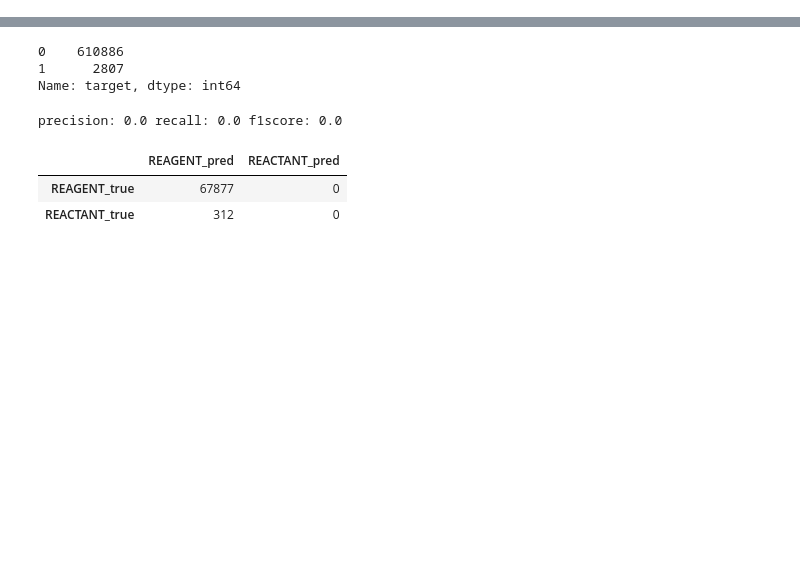
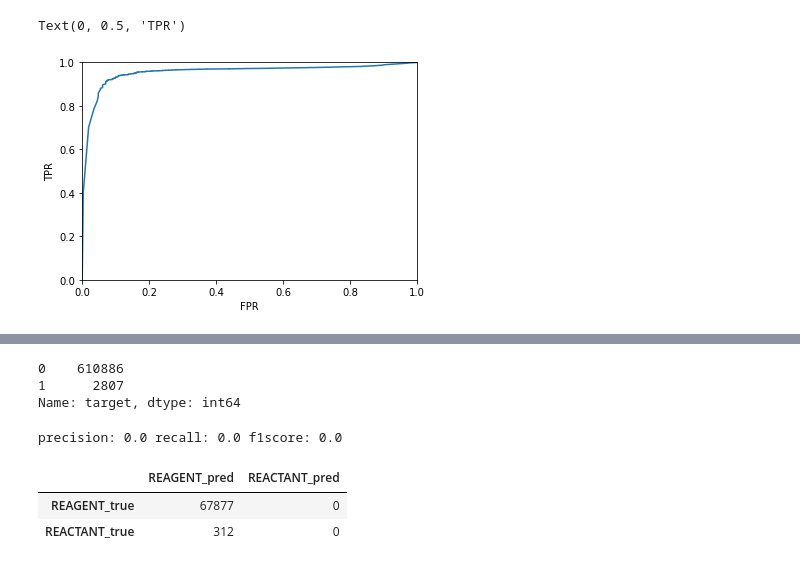
Before and after one commit to sagawatatsuya/ReactionT5, a Jupyter notebook: compound-classification/simple_baseline.ipynb, the cells around one changed output, grey strips where cells are left out. Drawn from its saved outputs; the diff is of its cells as text; code cells hidden in the pictures; blank space fills up the shorter version.

```diff
--- a/compound-classification/simple_baseline.ipynb
+++ b/compound-classification/simple_baseline.ipynb
@@ -101,0 +61,8 @@ valid
+# %%
+import pickle
+with open('valid-pred.pkl', 'br') as f:
+    pred = pickle.load(f)
+lis = []
+for p in pred:
+    lis += p
+lis
@@ -101,0 +92,8 @@ valid
+# %%
+lis = np.array(lis)
+for i in range(100):
+    thresh = i*0.01
+    valid['pred'] = lis[:, 1] > thresh
+    print(f'======={thresh}======')
+    print('precision:',precision_score(valid['target'], valid['pred']), 'recall:',recall_score(valid['target'], valid['pred']), 'f1score:', f1_score(valid['target'], valid['pred']))
+    display(pd.DataFrame(confusion_matrix(valid['target'], valid['pred']), index=['REACTANT_true', 'REAGENT_true'],columns=['REACTANT_pred', 'REAGENT_pred']))
@@ -101,0 +132,31 @@ valid
+# %%
+from sklearn.metrics import auc, confusion_matrix
+threshs = []
+tprs = []
+fprs = []
+for i in range(0, 10001):
+    thresh = i*0.0001
+    valid['pred'] = lis[:, 1] > thresh
+    threshs.append(thresh)
+    cm = confusion_matrix(valid['target'], valid['pred'])
+
+    TP = cm[0, 0]
+    TN = cm[1, 1]
+    FP = cm[1, 0]
+    FN = cm[0, 1]
+
+    TPR = TP / (TP + FN)
+    FPR = FP / (FP + TN)
+    tprs.append(TPR)
+    fprs.append(FPR)
+# %%
+import matplotlib.pyplot as plt
+fig, ax = plt.subplots(1, 1)
+ax.plot(fprs, tprs)
+ax.set_ylim(0, 1)
+ax.set_xlim(0, 1)
+ax.set_xlabel('FPR')
+ax.set_ylabel('TPR')
+# %% [output]
+Text(0, 0.5, 'TPR')
+[figure, added]
```
Also changed, not shown: parts of 14 cells of this notebook, 15 other files.
